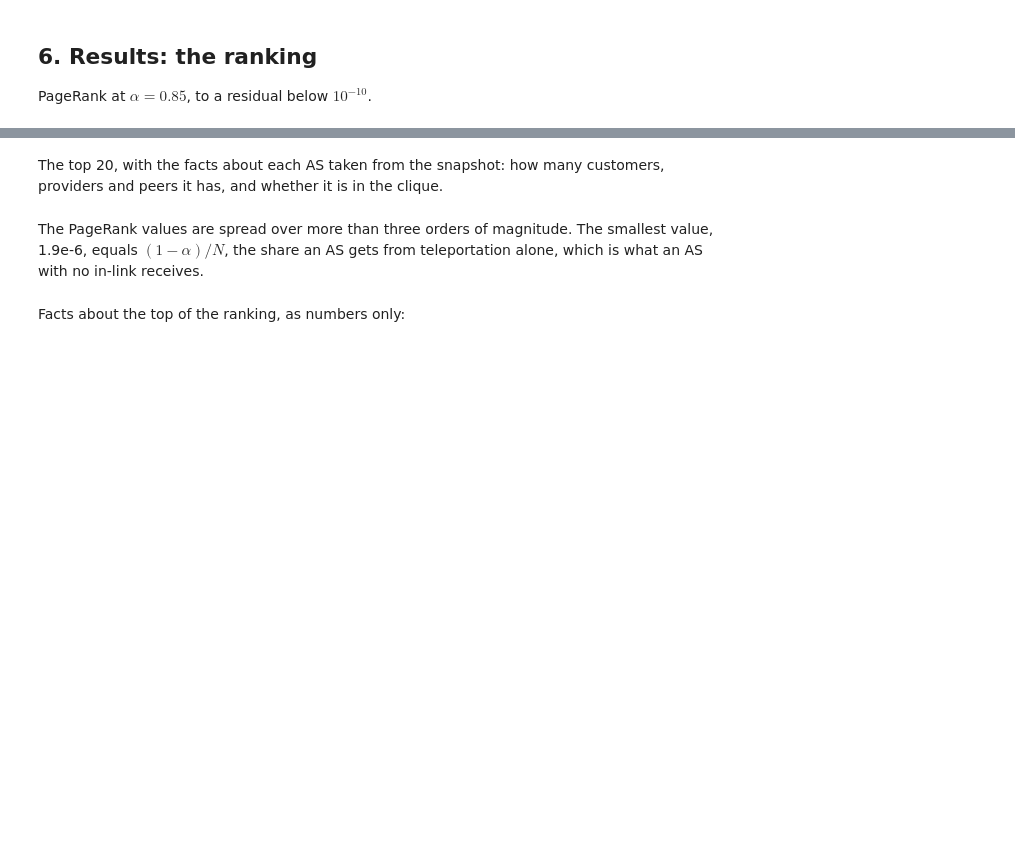
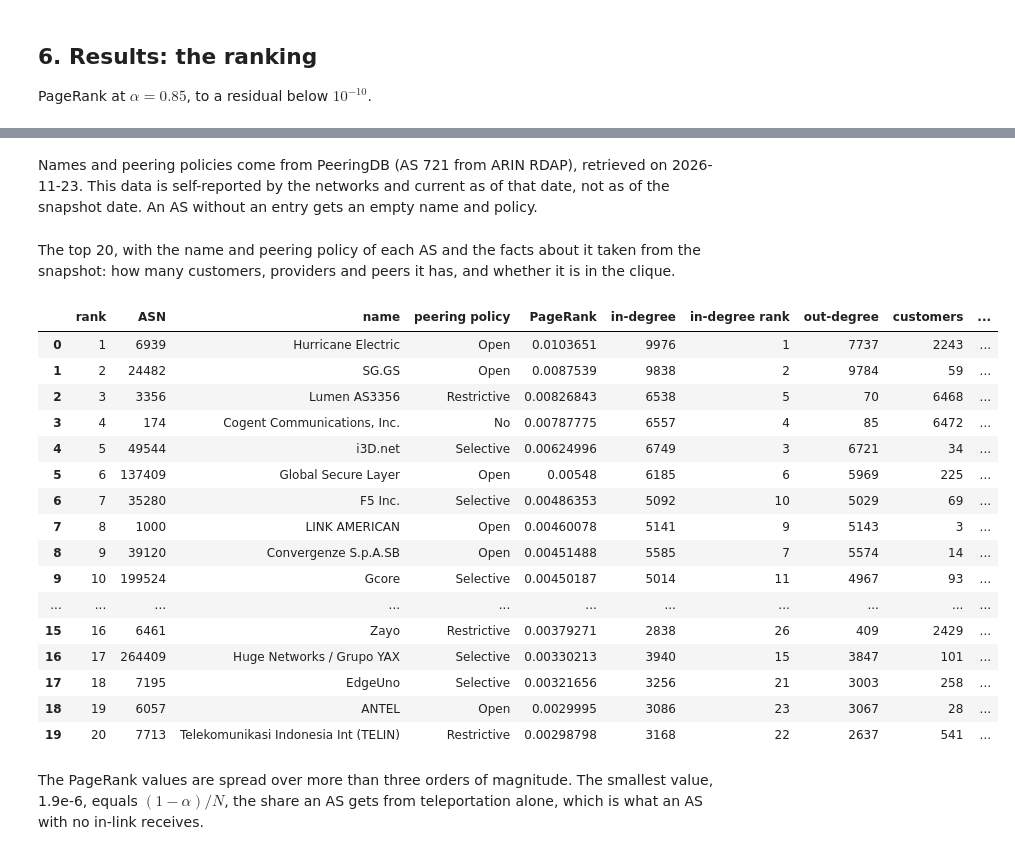
Before and after one commit to irenesape/pagerank-internet-as, a Jupyter notebook: submission/pagerank_internet_as.ipynb, the cells around one changed output, grey strips where cells are left out. Drawn from its saved outputs; the diff is of its cells as text; code cells hidden in the pictures; blank space fills up the shorter version.

```diff
--- a/submission/pagerank_internet_as.ipynb
+++ b/submission/pagerank_internet_as.ipynb
@@ -1337,3 +1405,3 @@ assert result.converged and abs(pr.sum() - 1) < 1e-12
 # %% [markdown]
-The top 20, with the facts about each AS taken from the snapshot: how many customers, providers and peers it has, and whether it is in the clique.
+Names and peering policies come from PeeringDB (AS 721 from ARIN RDAP), retrieved on 2026-11-23. This data is self-reported by the networks and current as of that date, not as of the snapshot date. An AS without an entry gets an empty name and policy.
 # %%
@@ -1380,17 +1463,66 @@ top20
 # %% [markdown]
-The PageRank values are spread over more than three orders of magnitude. The smallest value, 1.9e-6, equals $(1-\alpha)/N$, the share an AS gets from teleportation alone, which is what an AS with no in-link receives.
+The top 20, with the name and peering policy of each AS and the facts about it taken from the snapshot: how many customers, providers and peers it has, and whether it is in the clique.
 # %%
-fig, ax = plt.subplots(figsize=(6.5, 4.5))
-x, y = ccdf(pr)
-ax.loglog(x, y, ".", markersize=4)
-ax.axvline(1 / graph.n, color="gray", linestyle=":", label="uniform value 1/N")
-ax.set_xlabel("PageRank p")
-ax.set_ylabel("share of ASes with PageRank >= p")
-ax.set_title("Distribution of PageRank (alpha 0.85)")
-ax.grid(True, which="both", alpha=0.3)
-ax.legend()
-fig.tight_layout()
-plt.show()
+rel = snapshot.relationships
+c2p_rows = rel[rel[:, 2] == C2P]
+p2p_rows = rel[rel[:, 2] == P2P]
+
+
+def count_per_node(asn_column: np.ndarray) -> np.ndarray:
+    """How many times each node's ASN appears in a column of ASNs."""
+    counts = pd.Series(asn_column).value_counts()
+    return counts.reindex(build.asns, fill_value=0).to_numpy()
+
+
+n_customers = count_per_node(c2p_rows[:, 0])  # as1 is the provider
+n_providers = count_per_node(c2p_rows[:, 1])  # as2 is the customer
+n_peers = count_per_node(np.concatenate([p2p_rows[:, 0], p2p_rows[:, 1]]))
+is_clique = np.zeros(graph.n, dtype=bool)
+is_clique[clique_nodes] = True
+
+in_degree = graph.in_degree.astype(np.float64)
+pr_rank = rank_positions(pr)
+in_rank = rank_positions(in_degree)
+order_pr = ranking(pr)
+
+
+def as_row(node: int) -> dict:
+    return {
+        "rank": int(pr_rank[node]),
+        "ASN": int(build.asns[node]),
+        "name": AS_NAMES.get(int(build.asns[node]), ("", ""))[0],
+        "peering policy": AS_NAMES.get(int(build.asns[node]), ("", ""))[1],
+        "PageRank": float(pr[node]),
+        "in-degree": int(graph.in_degree[node]),
+        "in-degree rank": int(in_rank[node]),
+        "out-degree": int(graph.out_degree[node]),
+        "customers": int(n_customers[node]),
+        "providers": int(n_providers[node]),
+        "peers": int(n_peers[node]),
+        "clique": "yes" if is_clique[node] else "no",
+    }
+
+
+top20 = pd.DataFrame([as_row(int(node)) for node in order_pr[:20]])
+top20
+# %% [output]
+|  | rank | ASN | name | peering policy | PageRank | in-degree | in-degree rank | out-degree | customers | ... |
+| 0 | 1 | 6939 | Hurricane Electric | Open | 0.0103651 | 9976 | 1 | 7737 | 2243 | ... |
+| 1 | 2 | 24482 | SG.GS | Open | 0.0087539 | 9838 | 2 | 9784 | 59 | ... |
+| 2 | 3 | 3356 | Lumen AS3356 | Restrictive | 0.00826843 | 6538 | 5 | 70 | 6468 | ... |
+| 3 | 4 | 174 | Cogent Communications, Inc. | No | 0.00787775 | 6557 | 4 | 85 | 6472 | ... |
+| 4 | 5 | 49544 | i3D.net | Selective | 0.00624996 | 6749 | 3 | 6721 | 34 | ... |
+| 5 | 6 | 137409 | Global Secure Layer | Open | 0.00548 | 6185 | 6 | 5969 | 225 | ... |
+| 6 | 7 | 35280 | F5 Inc. | Selective | 0.00486353 | 5092 | 10 | 5029 | 69 | ... |
+| 7 | 8 | 1000 | LINK AMERICAN | Open | 0.00460078 | 5141 | 9 | 5143 | 3 | ... |
+| 8 | 9 | 39120 | Convergenze S.p.A.SB | Open | 0.00451488 | 5585 | 7 | 5574 | 14 | ... |
+| 9 | 10 | 199524 | Gcore | Selective | 0.00450187 | 5014 | 11 | 4967 | 93 | ... |
+| ... | ... | ... | ... | ... | ... | ... | ... | ... | ... | ... |
+| 15 | 16 | 6461 | Zayo | Restrictive | 0.00379271 | 2838 | 26 | 409 | 2429 | ... |
+| 16 | 17 | 264409 | Huge Networks / Grupo YAX | Selective | 0.00330213 | 3940 | 15 | 3847 | 101 | ... |
+| 17 | 18 | 7195 | EdgeUno | Selective | 0.00321656 | 3256 | 21 | 3003 | 258 | ... |
+| 18 | 19 | 6057 | ANTEL | Open | 0.0029995 | 3086 | 23 | 3067 | 28 | ... |
+| 19 | 20 | 7713 | Telekomunikasi Indonesia Int (TELIN) | Restrictive | 0.00298798 | 3168 | 22 | 2637 | 541 | ... |
 # %% [markdown]
-Facts about the top of the ranking, as numbers only:
+The PageRank values are spread over more than three orders of magnitude. The smallest value, 1.9e-6, equals $(1-\alpha)/N$, the share an AS gets from teleportation alone, which is what an AS with no in-link receives.
 # %%
```
Also changed, not shown: parts of 56 cells of this notebook, 4 other files.
